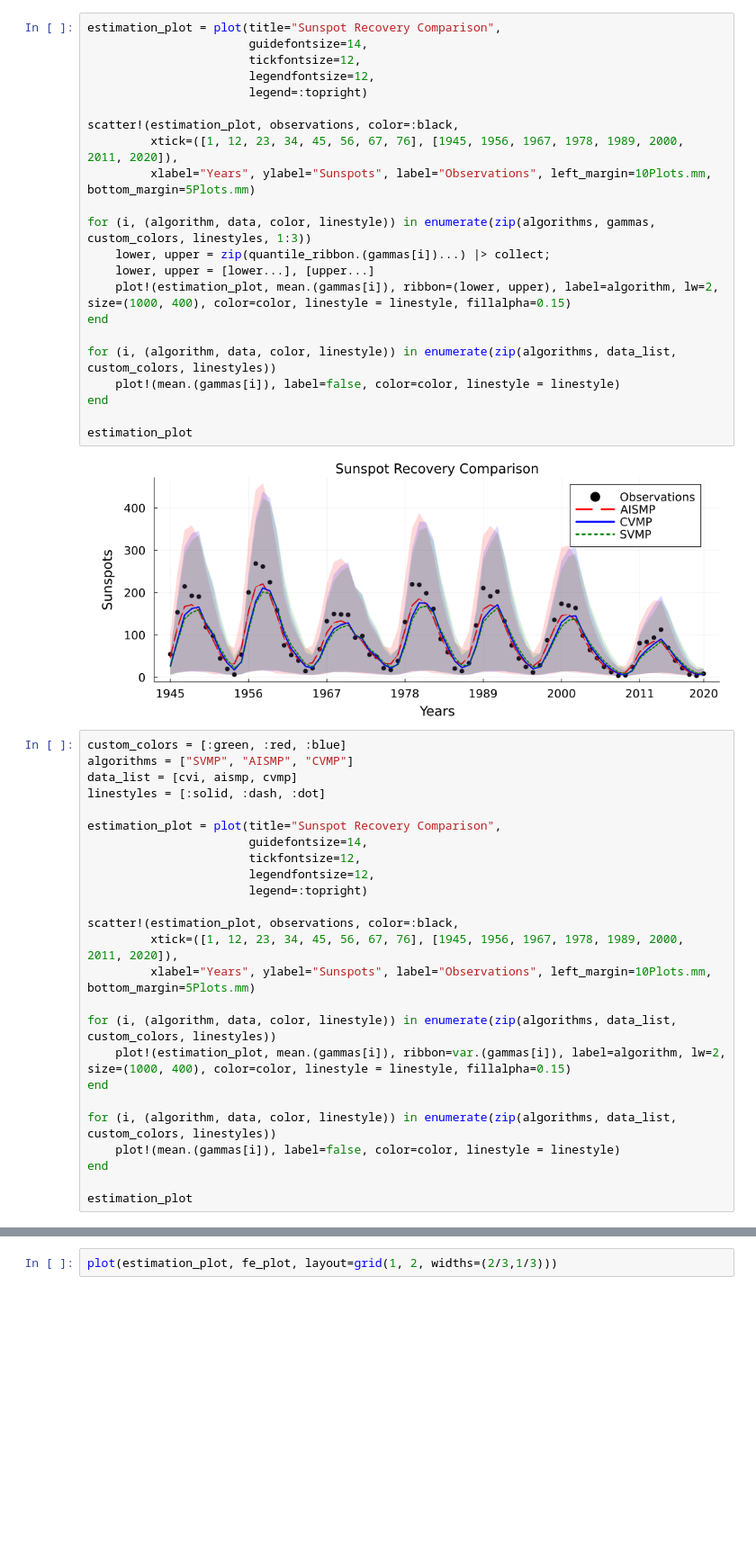
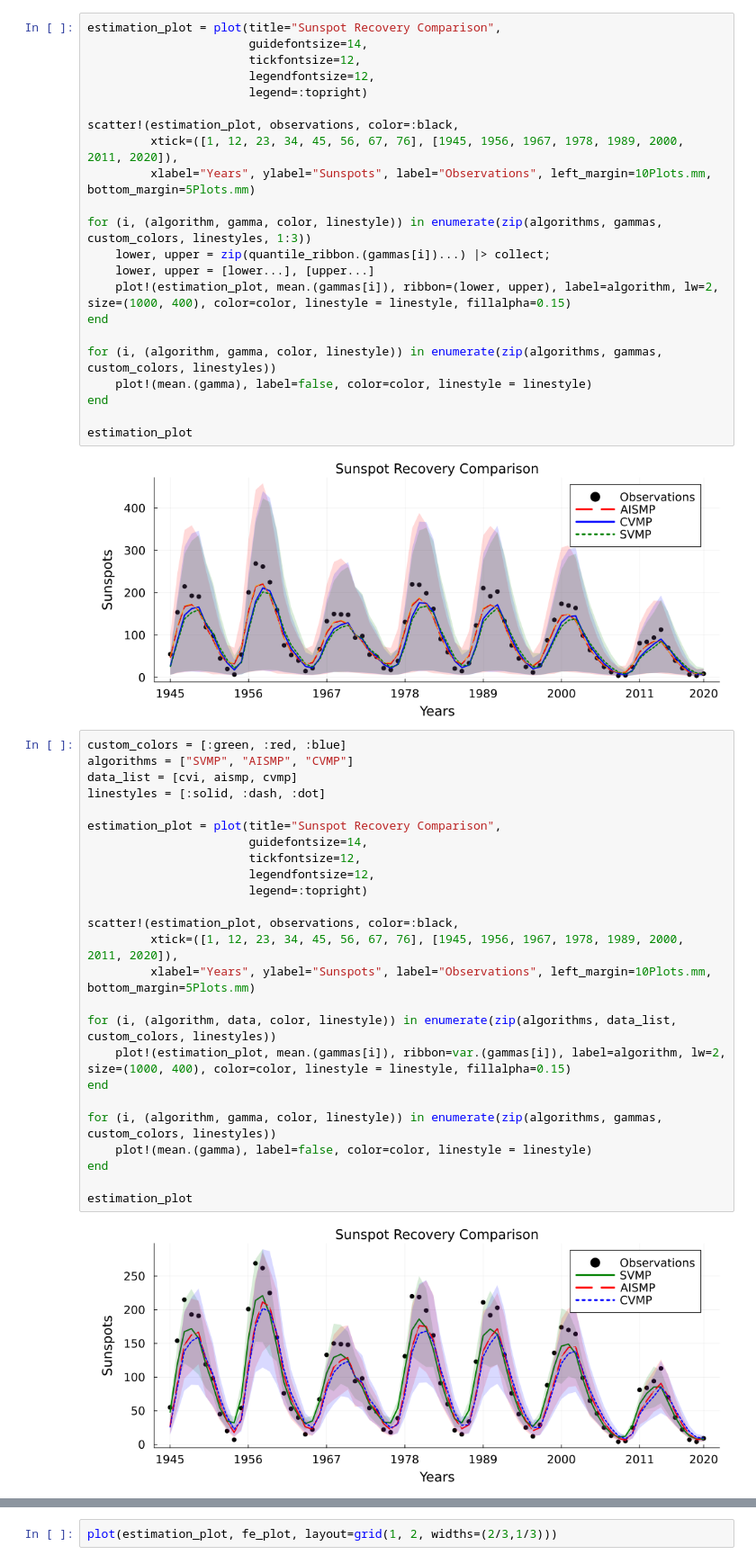
Before and after one commit to biaslab/CVMP, a Jupyter notebook: demos/generate_plots/generate_sunspot_plots.ipynb, the cells around one changed output, grey strips where cells are left out. Shown at 90% size. Cells and saved outputs as stored; diff of their text form; blank space fills up the shorter version.

Commit message:
fix: normal approximation plot

```diff
--- a/demos/generate_plots/generate_sunspot_plots.ipynb
+++ b/demos/generate_plots/generate_sunspot_plots.ipynb
@@ -52,14 +52,14 @@ scatter!(estimation_plot, observations, color=:black,
          xtick=([1, 12, 23, 34, 45, 56, 67, 76], [1945, 1956, 1967, 1978, 1989, 2000, 2011, 2020]),
          xlabel="Years", ylabel="Sunspots", label="Observations", left_margin=10Plots.mm, bottom_margin=5Plots.mm)
 
-for (i, (algorithm, data, color, linestyle)) in enumerate(zip(algorithms, gammas, custom_colors, linestyles, 1:3))
+for (i, (algorithm, gamma, color, linestyle)) in enumerate(zip(algorithms, gammas, custom_colors, linestyles, 1:3))
     lower, upper = zip(quantile_ribbon.(gammas[i])...) |> collect;
     lower, upper = [lower...], [upper...]
     plot!(estimation_plot, mean.(gammas[i]), ribbon=(lower, upper), label=algorithm, lw=2, size=(1000, 400), color=color, linestyle = linestyle, fillalpha=0.15)
 end
 
-for (i, (algorithm, data, color, linestyle)) in enumerate(zip(algorithms, data_list, custom_colors, linestyles))
-    plot!(mean.(gammas[i]), label=false, color=color, linestyle = linestyle)
+for (i, (algorithm, gamma, color, linestyle)) in enumerate(zip(algorithms, gammas, custom_colors, linestyles))
+    plot!(mean.(gamma), label=false, color=color, linestyle = linestyle)
 end
 
 estimation_plot
@@ -68,28 +68,30 @@ estimation_plot
 # %%
 custom_colors = [:green, :red, :blue]
 algorithms = ["SVMP", "AISMP", "CVMP"]
 data_list = [cvi, aismp, cvmp]
 linestyles = [:solid, :dash, :dot]
 
 estimation_plot = plot(title="Sunspot Recovery Comparison",
                        guidefontsize=14,
                        tickfontsize=12,
                        legendfontsize=12,
                        legend=:topright)
 
 scatter!(estimation_plot, observations, color=:black,
          xtick=([1, 12, 23, 34, 45, 56, 67, 76], [1945, 1956, 1967, 1978, 1989, 2000, 2011, 2020]),
          xlabel="Years", ylabel="Sunspots", label="Observations", left_margin=10Plots.mm, bottom_margin=5Plots.mm)
 
 for (i, (algorithm, data, color, linestyle)) in enumerate(zip(algorithms, data_list, custom_colors, linestyles))
     plot!(estimation_plot, mean.(gammas[i]), ribbon=var.(gammas[i]), label=algorithm, lw=2, size=(1000, 400), color=color, linestyle = linestyle, fillalpha=0.15)
 end
 
-for (i, (algorithm, data, color, linestyle)) in enumerate(zip(algorithms, data_list, custom_colors, linestyles))
-    plot!(mean.(gammas[i]), label=false, color=color, linestyle = linestyle)
+for (i, (algorithm, gamma, color, linestyle)) in enumerate(zip(algorithms, gammas, custom_colors, linestyles))
+    plot!(mean.(gamma), label=false, color=color, linestyle = linestyle)
 end
 
 estimation_plot
+# %% [output]
+[figure, added]
 # %%
 # to check that matched with Semih
 cvi_fe = readdlm("../estimations/cvi_fe_sunspot_results.csv")
```
